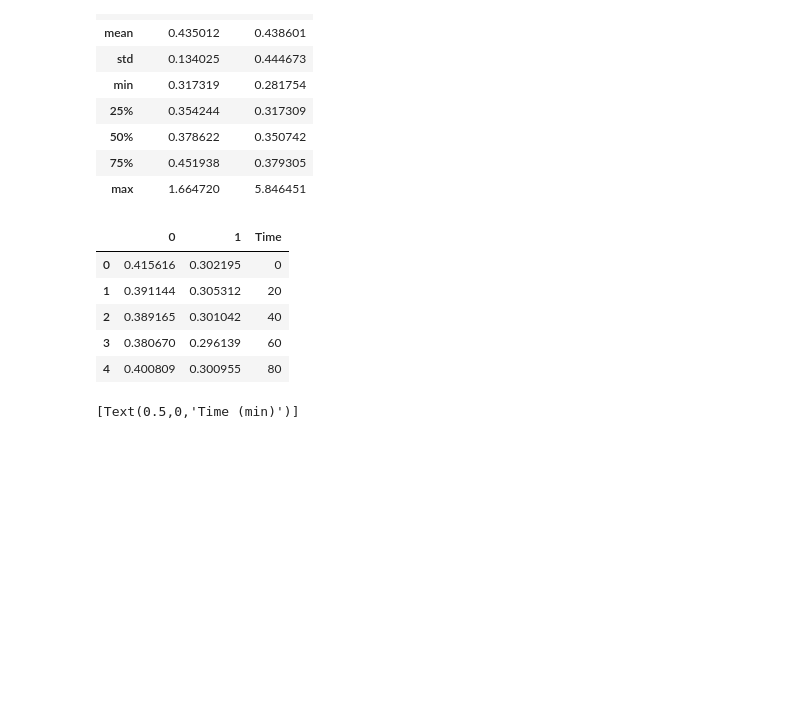
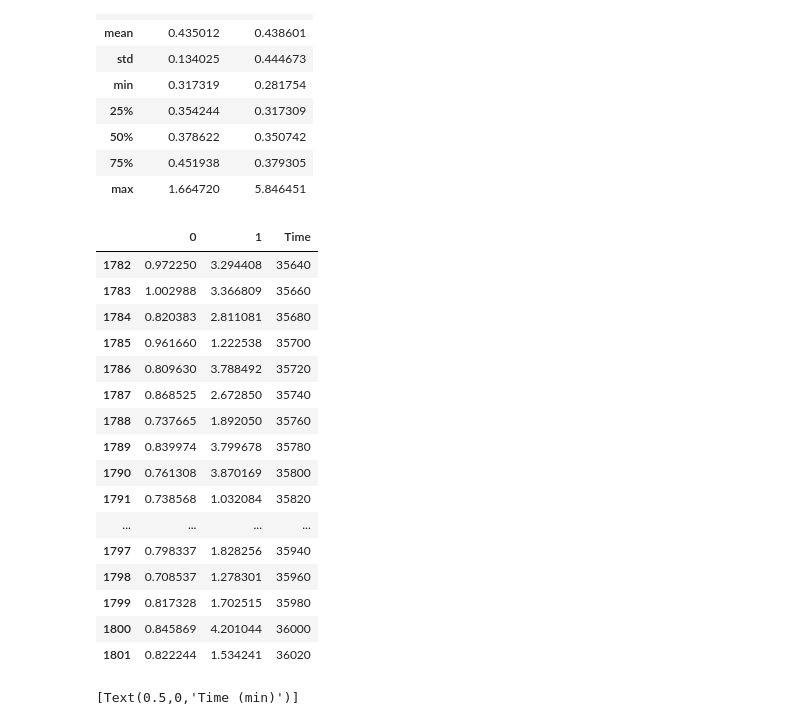
Before and after one commit to yasirabd/gmmhmm-bearing, a Jupyter notebook: Discrete HMM Femto.ipynb, the cells around one changed output. Drawn from its saved outputs; the diff is of its cells as text; code cells hidden in the pictures; blank space fills up the shorter version.

```diff
--- a/Discrete HMM Femto.ipynb
+++ b/Discrete HMM Femto.ipynb
@@ -343,15 +373,26 @@ for t in range(len(data_test)):
 # %%
 # add into dataframe
 se = pd.Series(minutes)
 data_test['Time'] = se.values
-data_test.head()
+data_test.tail(20)
 # %% [output]
 |  | 0 | 1 | Time |
-| 0 | 0.415616 | 0.302195 | 0 |
-| 1 | 0.391144 | 0.305312 | 20 |
-| 2 | 0.389165 | 0.301042 | 40 |
-| 3 | 0.380670 | 0.296139 | 60 |
-| 4 | 0.400809 | 0.300955 | 80 |
+| 1782 | 0.972250 | 3.294408 | 35640 |
+| 1783 | 1.002988 | 3.366809 | 35660 |
+| 1784 | 0.820383 | 2.811081 | 35680 |
+| 1785 | 0.961660 | 1.222538 | 35700 |
+| 1786 | 0.809630 | 3.788492 | 35720 |
+| 1787 | 0.868525 | 2.672850 | 35740 |
+| 1788 | 0.737665 | 1.892050 | 35760 |
+| 1789 | 0.839974 | 3.799678 | 35780 |
+| 1790 | 0.761308 | 3.870169 | 35800 |
+| 1791 | 0.738568 | 1.032084 | 35820 |
+| ... | ... | ... | ... |
+| 1797 | 0.798337 | 1.828256 | 35940 |
+| 1798 | 0.708537 | 1.278301 | 35960 |
+| 1799 | 0.817328 | 1.702515 | 35980 |
+| 1800 | 0.845869 | 4.201044 | 36000 |
+| 1801 | 0.822244 | 1.534241 | 36020 |
 # %%
 # draw plot of each signals
 sns.set(font_scale=1.25)
```
Also changed, not shown: parts of 33 cells of this notebook, 13 other files.
